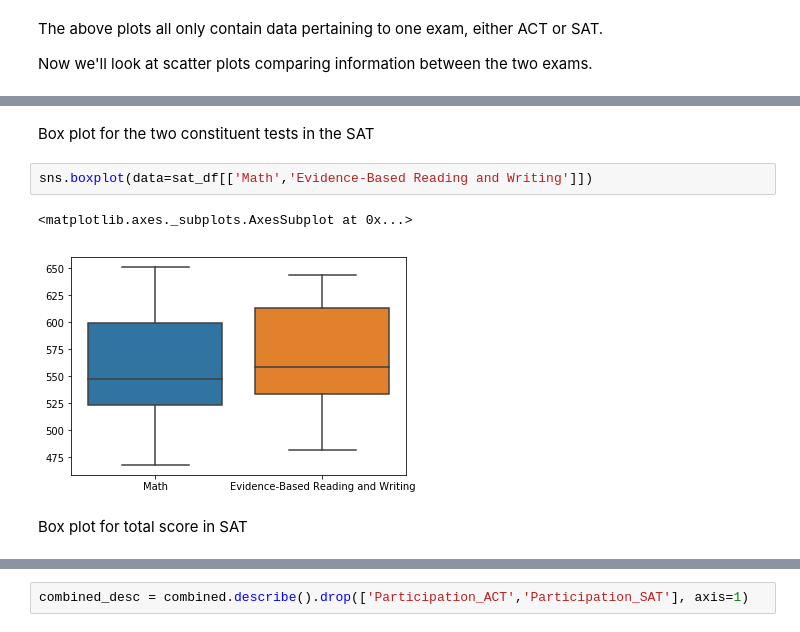
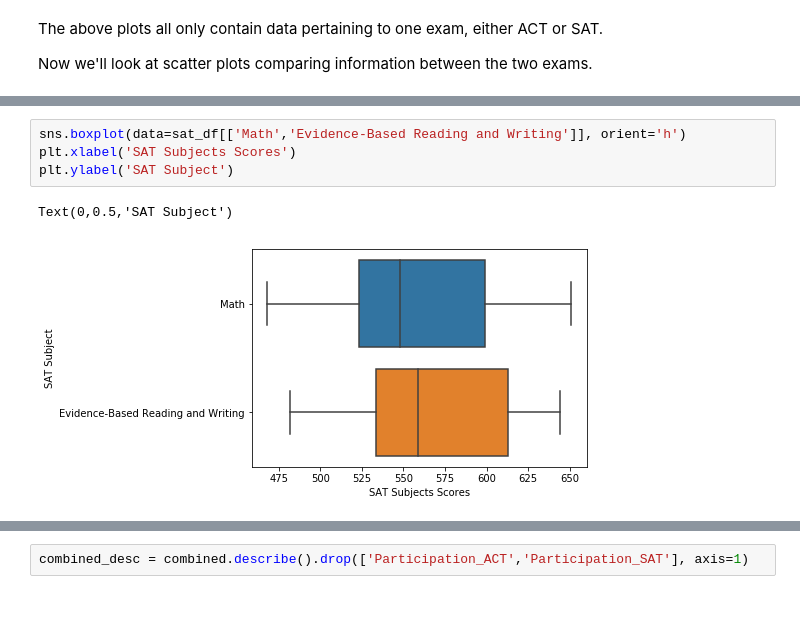
Before and after one commit to jtimdwyer/test-scores, a Jupyter notebook: test_scores.ipynb, the cells around one changed output, grey strips where cells are left out. Saved outputs shown, nothing was run; the diff lists cells and outputs as text; blank space fills up the shorter version.

```diff
--- a/test_scores.ipynb
+++ b/test_scores.ipynb
@@ -560,9 +511,7 @@ sns.boxplot(data=act_df[['Participation']])
-# %% [markdown]
-Box plot for the two constituent tests in the SAT
 # %%
-sns.boxplot(data=sat_df[['Math','Evidence-Based Reading and Writing']])
+sns.boxplot(data=sat_df[['Math','Evidence-Based Reading and Writing']], orient='h')
+plt.xlabel('SAT Subjects Scores')
+plt.ylabel('SAT Subject')
 # %% [output]
-<matplotlib.axes._subplots.AxesSubplot at 0x...>
+Text(0,0.5,'SAT Subject')
-[figure, old version]
+[figure, new version]
-# %% [markdown]
-Box plot for total score in SAT
```
Also changed, not shown: parts of 102 cells of this notebook, 4 other files.
